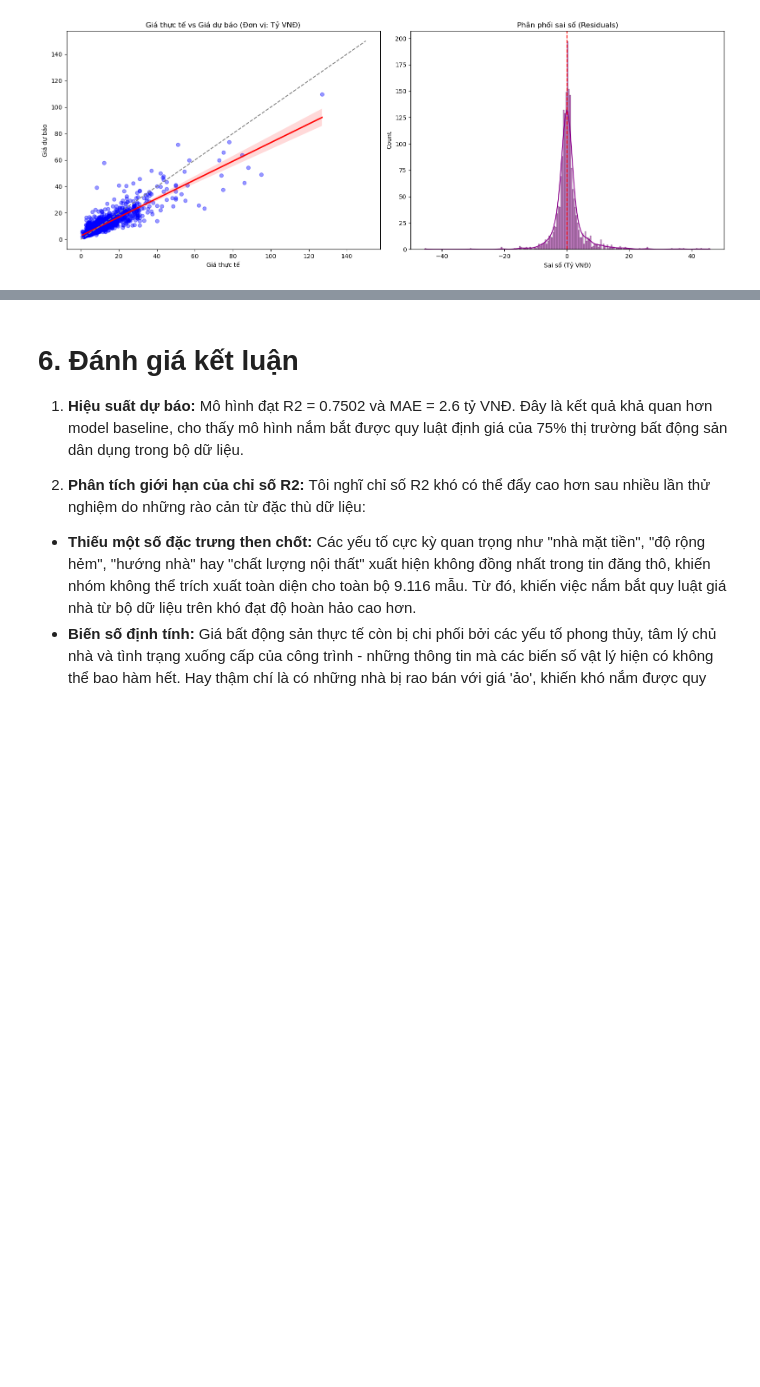
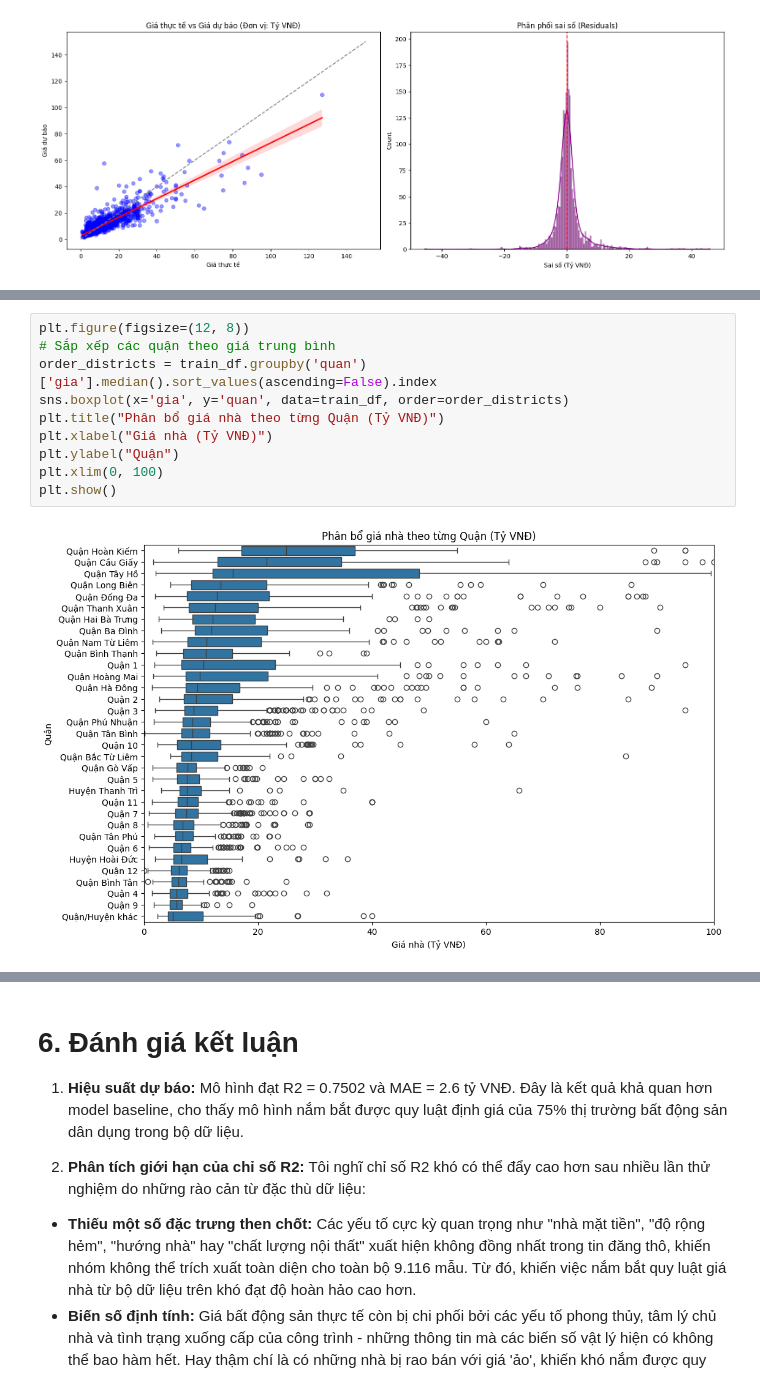
Before and after one commit to pqthinh232/ML-Lab02-Linear_Regression_Project-Real_Estate_Price_Analysis_and_Prediction, a Jupyter notebook: modeling/model_1(QThinh).ipynb, the cells around one changed output, grey strips where cells are left out. Drawn from its saved outputs; the diff is of its cells as text; blank space fills up the shorter version.

```diff
--- a/modeling/model_1(QThinh).ipynb
+++ b/modeling/model_1(QThinh).ipynb
@@ -146,0 +195,12 @@ plt.show()
+# %%
+plt.figure(figsize=(12, 8))
+# Sắp xếp các quận theo giá trung bình
+order_districts = train_df.groupby('quan')['gia'].median().sort_values(ascending=False).index
+sns.boxplot(x='gia', y='quan', data=train_df, order=order_districts)
+plt.title("Phân bổ giá nhà theo từng Quận (Tỷ VNĐ)")
+plt.xlabel("Giá nhà (Tỷ VNĐ)")
+plt.ylabel("Quận")
+plt.xlim(0, 100)
+plt.show()
+# %% [output]
+[figure, added]
```
Also changed, not shown: parts of 7 cells of this notebook.
